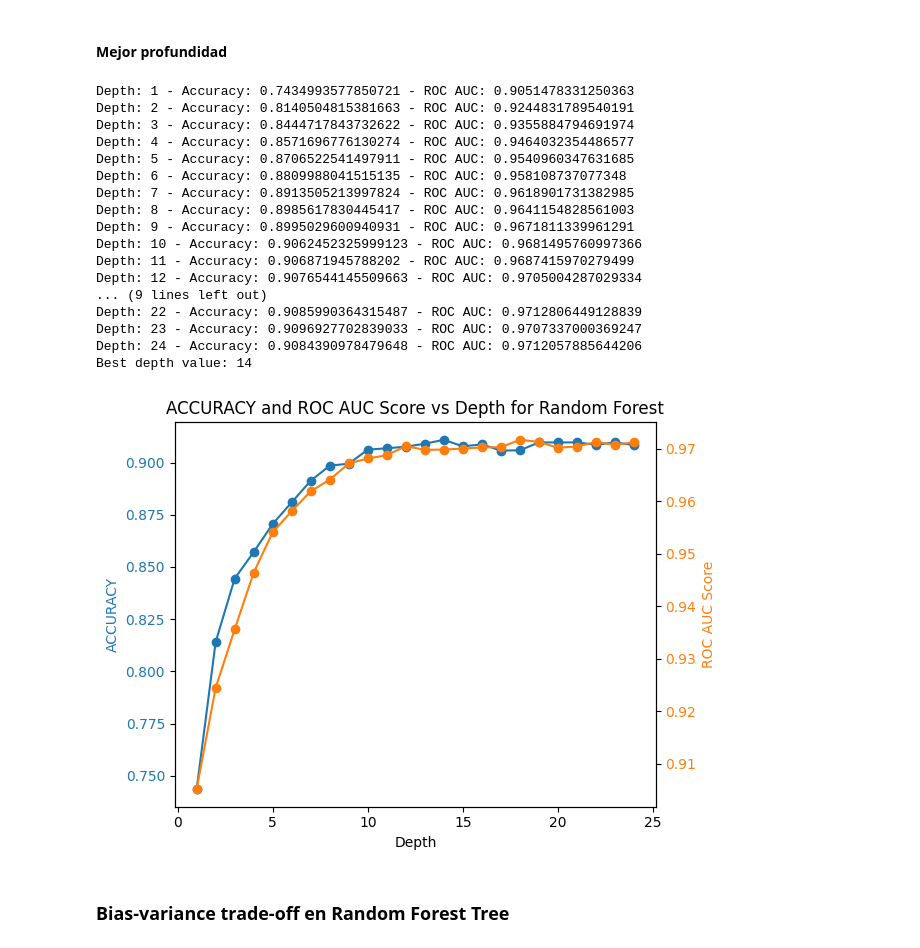
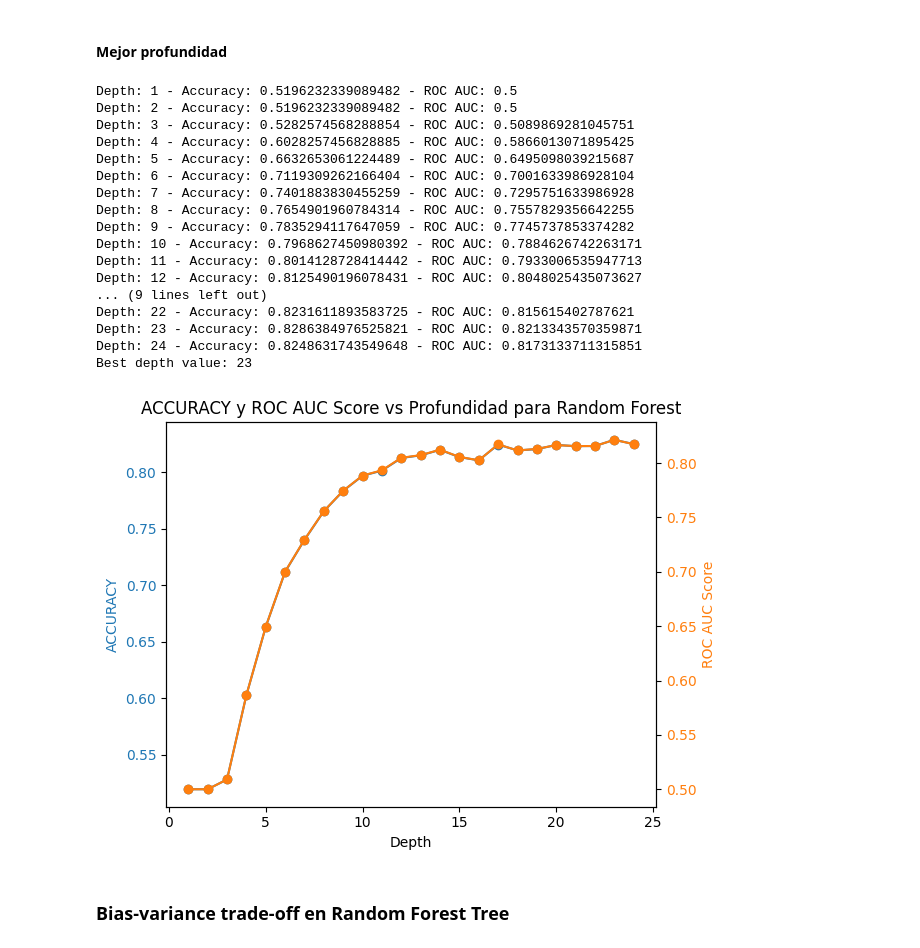
Before and after one commit to MatiasdeBuren/Final-Modelos-y-Simulacion, a Jupyter notebook: modelosFinal.ipynb, the cells around one changed output. Saved outputs shown, nothing was run; the diff lists cells and outputs as text; code cells hidden in the pictures.

```diff
--- a/modelosFinal.ipynb
+++ b/modelosFinal.ipynb
@@ -564,7 +573,12 @@ y_train = y[:int(0.8*len(y))]
 y_test = y[int(0.8*len(y)):]
 PolynomialFeatures = PolynomialFeatures(2)
 X_poly = PolynomialFeatures.fit_transform(X)
-X_poly_train, X_poly_test, y_train, y_test = train_test_split(X_poly, y, test_size=0.2, random_state=42)
+
+X_poly_train = X_poly[:int(0.8*len(X_poly))]
+X_poly_test = X_poly[int(0.8*len(X_poly)):]
+y_train = y[:int(0.8*len(y))]
+y_test = y[int(0.8*len(y)):]
+
 
 polimicoBestCV = sm.OLS(y_train, X_poly_train).fit()
 predictions = polimicoBestCV.predict(X_poly_test)
@@ -1488,54 +1624,59 @@ def findBestDepth(X, y, depth_values):
     roc_auc_scores = []
     for depth in depth_values:
         model = RandomForestClassifier(max_depth=depth)
-        accuracy_scores.append(np.mean(cross_val_score(model, X, y, scoring='accuracy', cv=10)))
-        roc_auc_scores.append(np.mean(cross_val_score(model, X, y, scoring='roc_auc', cv=10)))
+        model = model.fit(x_train, y_train)
+        ft, fn, fp, tp = cm(classify(model, x_test, 0.68), y_test)
+        accuracy_scores.append(accuracy(tp, tn, fp, fn))
+        roc_auc_scores.append(roc_auc_score(y_test, classify(model, x_test, 0.68)))
+        # accuracy_scores.append(np.mean(cross_val_score(model, X, y, scoring='accuracy', cv=10)))
+        # roc_auc_scores.append(np.mean(cross_val_score(model, X, y, scoring='roc_auc', cv=10)))
         print(f"Depth: {depth} - Accuracy: {accuracy_scores[-1]} - ROC AUC: {roc_auc_scores[-1]}")
     best_depth = depth_values[np.argmax(accuracy_scores)]
     return best_depth, accuracy_scores, roc_auc_scores
 
 depth_values = np.arange(1, 25, 1)
 best_depth, accur, roc_auc_scores = findBestDepth(X, y_boolean, depth_values)
 print(f'Best depth value: {best_depth}')
+
 
 
 fig, ax1 = plt.subplots()
 
 # Accuracy plot
 ax1.plot(depth_values, accur, marker='o', color='tab:blue')
 ax1.set_xlabel('Depth')
 ax1.set_ylabel('ACCURACY', color='tab:blue')
 ax1.tick_params(axis='y', labelcolor='tab:blue')
 
 # Creating a second axis for ROC AUC
 ax2 = ax1.twinx()
 ax2.plot(depth_values, roc_auc_scores, marker='o', color='tab:orange')
 ax2.set_ylabel('ROC AUC Score', color='tab:orange')
 ax2.tick_params(axis='y', labelcolor='tab:orange')
 
 # Titles and labels
-plt.title('ACCURACY and ROC AUC Score vs Depth for Random Forest')
+plt.title('ACCURACY y ROC AUC Score vs Profundidad para Random Forest')
 fig.tight_layout()
 plt.show()
 # %% [output]
-Depth: 1 - Accuracy: 0.7434993577850721 - ROC AUC: 0.9051478331250363
-Depth: 2 - Accuracy: 0.8140504815381663 - ROC AUC: 0.9244831789540191
-Depth: 3 - Accuracy: 0.8444717843732622 - ROC AUC: 0.9355884794691974
-Depth: 4 - Accuracy: 0.8571696776130274 - ROC AUC: 0.9464032354486577
-Depth: 5 - Accuracy: 0.8706522541497911 - ROC AUC: 0.9540960347631685
-Depth: 6 - Accuracy: 0.8809988041515135 - ROC AUC: 0.958108737077348
-Depth: 7 - Accuracy: 0.8913505213997824 - ROC AUC: 0.9618901731382985
-Depth: 8 - Accuracy: 0.8985617830445417 - ROC AUC: 0.9641154828561003
-Depth: 9 - Accuracy: 0.8995029600940931 - ROC AUC: 0.9671811339961291
-Depth: 10 - Accuracy: 0.9062452325999123 - ROC AUC: 0.9681495760997366
-Depth: 11 - Accuracy: 0.906871945788202 - ROC AUC: 0.9687415970279499
-Depth: 12 - Accuracy: 0.9076544145509663 - ROC AUC: 0.9705004287029334
+Depth: 1 - Accuracy: 0.5196232339089482 - ROC AUC: 0.5
+Depth: 2 - Accuracy: 0.5196232339089482 - ROC AUC: 0.5
+Depth: 3 - Accuracy: 0.5282574568288854 - ROC AUC: 0.5089869281045751
+Depth: 4 - Accuracy: 0.6028257456828885 - ROC AUC: 0.5866013071895425
+Depth: 5 - Accuracy: 0.6632653061224489 - ROC AUC: 0.6495098039215687
+Depth: 6 - Accuracy: 0.7119309262166404 - ROC AUC: 0.7001633986928104
+Depth: 7 - Accuracy: 0.7401883830455259 - ROC AUC: 0.7295751633986928
+Depth: 8 - Accuracy: 0.7654901960784314 - ROC AUC: 0.7557829356642255
+Depth: 9 - Accuracy: 0.7835294117647059 - ROC AUC: 0.7745737853374282
+Depth: 10 - Accuracy: 0.7968627450980392 - ROC AUC: 0.7884626742263171
+Depth: 11 - Accuracy: 0.8014128728414442 - ROC AUC: 0.7933006535947713
+Depth: 12 - Accuracy: 0.8125490196078431 - ROC AUC: 0.8048025435073627
 ... (9 lines left out)
-Depth: 22 - Accuracy: 0.9085990364315487 - ROC AUC: 0.9712806449128839
-Depth: 23 - Accuracy: 0.9096927702839033 - ROC AUC: 0.9707337000369247
-Depth: 24 - Accuracy: 0.9084390978479648 - ROC AUC: 0.9712057885644206
-Best depth value: 14
+Depth: 22 - Accuracy: 0.8231611893583725 - ROC AUC: 0.815615402787621
+Depth: 23 - Accuracy: 0.8286384976525821 - ROC AUC: 0.8213343570359871
+Depth: 24 - Accuracy: 0.8248631743549648 - ROC AUC: 0.8173133711315851
+Best depth value: 23
-[figure, old version]
+[figure, new version]
 # %% [markdown]
 ### Bias-variance trade-off en Random Forest Tree
 # %%
```
Also changed, not shown: parts of 25 cells of this notebook.
